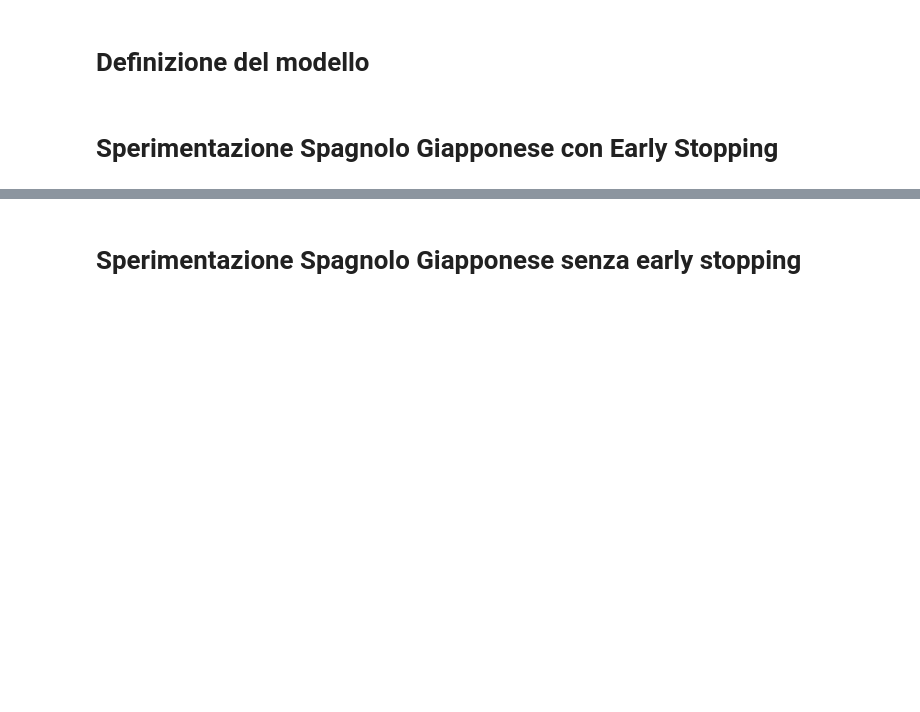
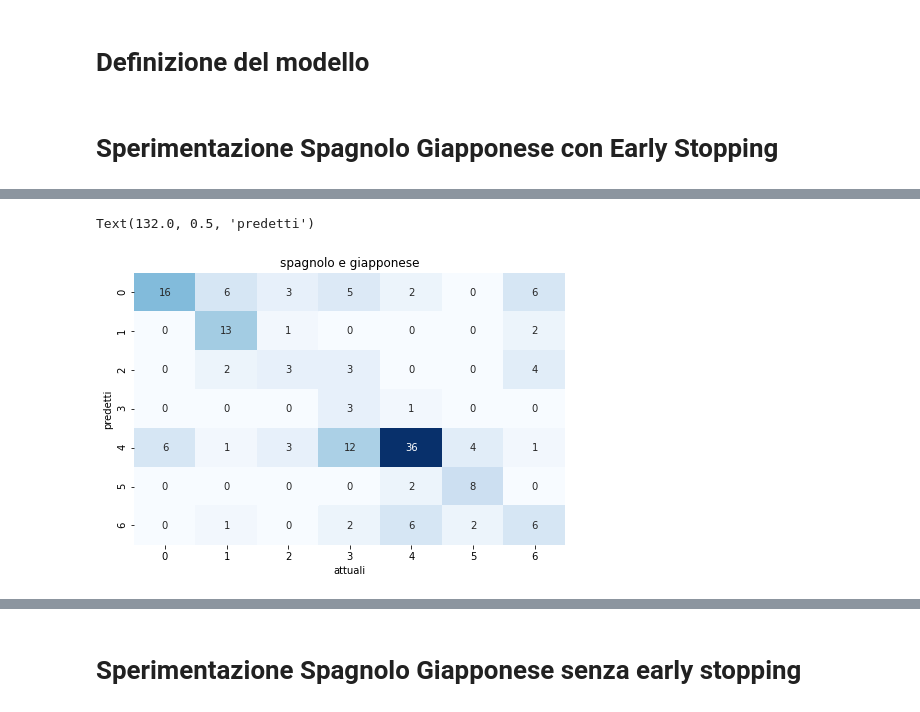
Before and after one commit to maria-natale/ProgettoFVAB, a Jupyter notebook: Code/blstmCSVnew.ipynb, the cells around one changed output, grey strips where cells are left out. Saved outputs shown, nothing was run; the diff lists cells and outputs as text; code cells hidden in the pictures; blank space fills up the shorter version.

```diff
--- a/Code/blstmCSVnew.ipynb
+++ b/Code/blstmCSVnew.ipynb
@@ -219,0 +241,15 @@ for i in list(LANGUAGES_N.values()):
+# %%
+import pandas as pd
+import matplotlib.pyplot as plt
+import seaborn as sns
+
+valori=pd.crosstab(predictions,testy)
+fig=plt.figure(figsize=(17,5))
+ax1=plt.subplot(121)
+ax1.set_title("spagnolo e giapponese")
+sns.heatmap(valori,annot=True,cmap="Blues",cbar=False)
+plt.xlabel("attuali")
+plt.ylabel("predetti")
+# %% [output]
+Text(132.0, 0.5, 'predetti')
+[figure, added]
```
Also changed, not shown: parts of 21 cells of this notebook, 1 other file.
